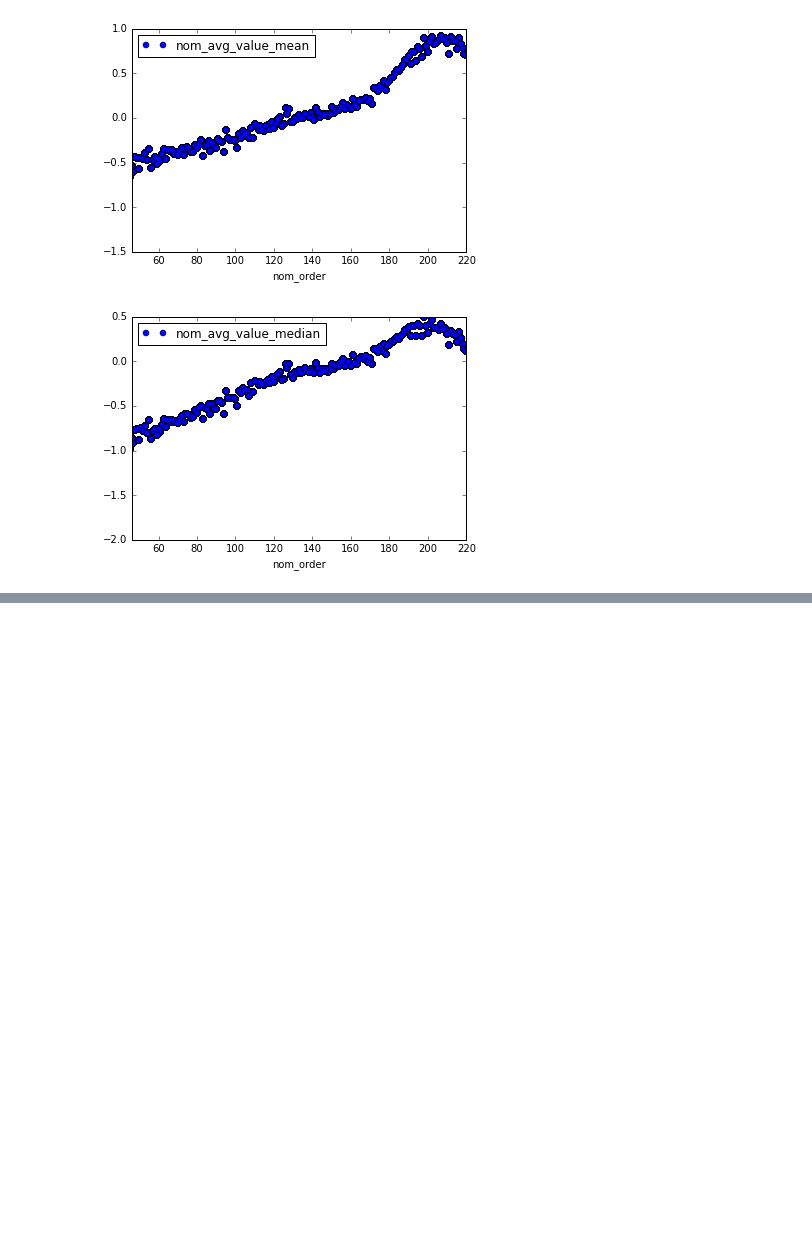
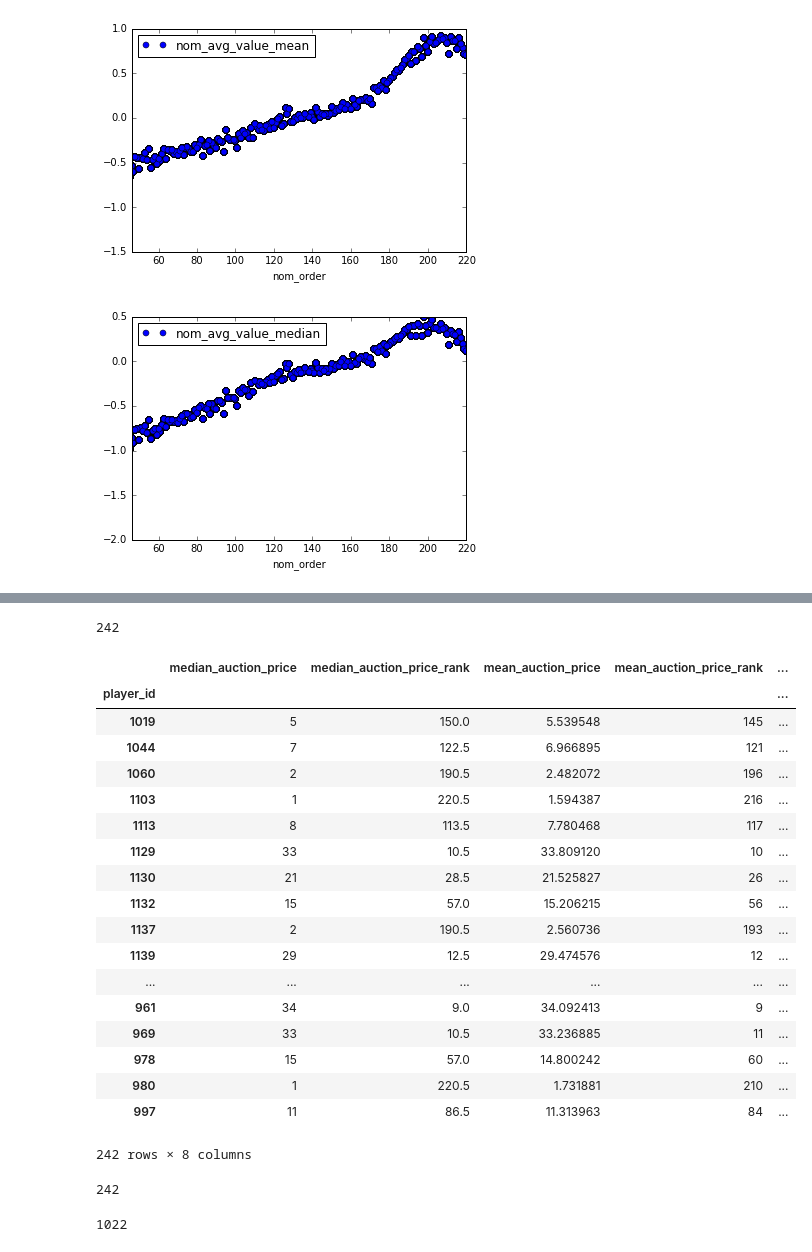
Before and after one commit to michaelmoliterno/auctionball, a Jupyter notebook: workbook.ipynb, the cells around one changed output, grey strips where cells are left out. Saved outputs shown, nothing was run; the diff lists cells and outputs as text; code cells hidden in the pictures; blank space fills up the shorter version.

```diff
--- a/workbook.ipynb
+++ b/workbook.ipynb
@@ -214,0 +234,51 @@ std["value"].plot()
+# %%
+auction_counts = auctions.groupby('player_id').count()["_id"]
+auction_counts = auction_counts[auction_counts>=1239]
+player_ids = list(auction_counts.index)
+auctions_df_filtered = auctions_df[auctions_df['player_id'].isin(player_ids)]
+snakes_df_filtered = snakes_df[snakes_df['player_id'].isin(player_ids)]
+len(player_ids)
+# %% [output]
+242
+# %%
+median_auction_price = auctions_df_filtered.groupby('player_id').median()['price']
+mean_auction_price = auctions_df_filtered.groupby('player_id').mean()['price']
+median_snake_pick = snakes_df_filtered.groupby('player_id').median()['pick_num']
+mean_snake_pick = snakes_df_filtered.groupby('player_id').mean()['pick_num']
+# %%
+auction_summary = pd.concat([median_auction_price,median_auction_price.rank(ascending=False),
+                             mean_auction_price,mean_auction_price.rank(ascending=False)],
+                             axis=1, join='inner')
+
+auction_summary.columns = ['median_auction_price','median_auction_price_rank',
+                           'mean_auction_price','mean_auction_price_rank']
+# %%
+snake_summary = pd.concat([median_snake_pick,median_snake_pick.rank(ascending=True),
+                           mean_snake_pick,mean_snake_pick.rank(ascending=True)],
+                             axis=1, join='inner')
+
+snake_summary.columns = ['median_snake_pick','median_snake_pick_rank',
+                           'mean_snake_pick','mean_snake_pick_rank']
+# %%
+draft_summary = pd.concat([auction_summary,snake_summary],axis=1)
+draft_summary
+# %% [output]
+|  | median_auction_price | median_auction_price_rank | mean_auction_price | mean_auction_price_rank | ... |
+| player_id |  |  |  |  | ... |
+| 1019 | 5 | 150.0 | 5.539548 | 145 | ... |
+| 1044 | 7 | 122.5 | 6.966895 | 121 | ... |
+| 1060 | 2 | 190.5 | 2.482072 | 196 | ... |
+| 1103 | 1 | 220.5 | 1.594387 | 216 | ... |
+| 1113 | 8 | 113.5 | 7.780468 | 117 | ... |
+| 1129 | 33 | 10.5 | 33.809120 | 10 | ... |
+| 1130 | 21 | 28.5 | 21.525827 | 26 | ... |
+| 1132 | 15 | 57.0 | 15.206215 | 56 | ... |
+| 1137 | 2 | 190.5 | 2.560736 | 193 | ... |
+| 1139 | 29 | 12.5 | 29.474576 | 12 | ... |
+| ... | ... | ... | ... | ... | ... |
+| 961 | 34 | 9.0 | 34.092413 | 9 | ... |
+| 969 | 33 | 10.5 | 33.236885 | 11 | ... |
+| 978 | 15 | 57.0 | 14.800242 | 60 | ... |
+| 980 | 1 | 220.5 | 1.731881 | 210 | ... |
+| 997 | 11 | 86.5 | 11.313963 | 84 | ... |
+242 rows × 8 columns
@@ -214,0 +295,10 @@ std["value"].plot()
+# %%
+draft_order_diffs = pd.concat([medians,means],axis=1)
+len(draft_order_diffs)
+# %% [output]
+242
+# %%
+names = auctions_df.groupby('player_id').first()['player_name_id']
+len(names)
+# %% [output]
+1022
```
Also changed, not shown: parts of 23 cells of this notebook, 4 other files.
